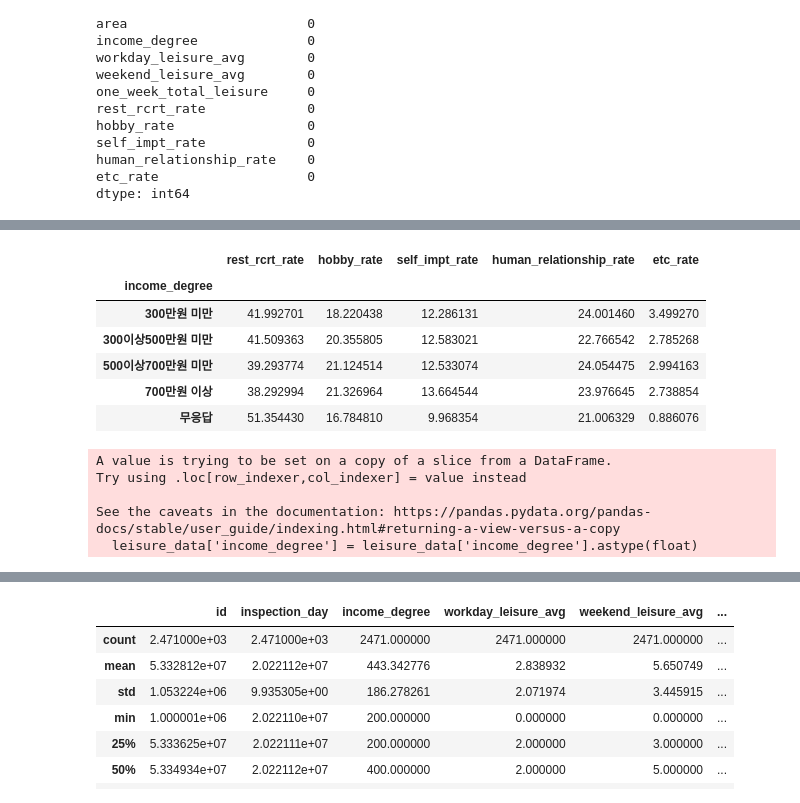
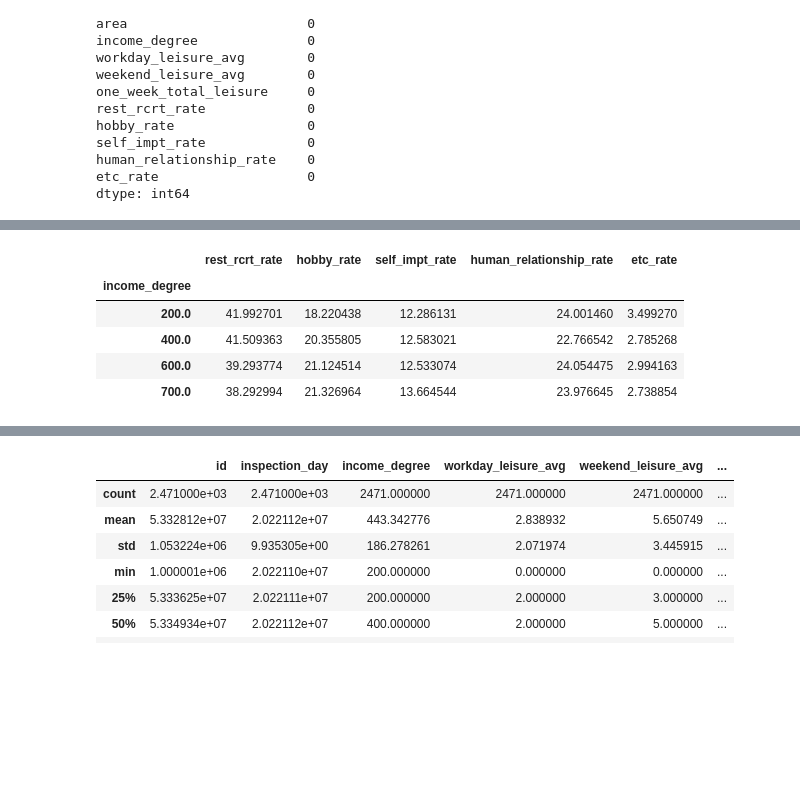
Before and after one commit to yugyeong1/streamlit_leisure_app, a Jupyter notebook: leisure_data.ipynb, the cells around one changed output, grey strips where cells are left out. Saved outputs shown, nothing was run; the diff lists cells and outputs as text; code cells hidden in the pictures; blank space fills up the shorter version.

```diff
--- a/leisure_data.ipynb
+++ b/leisure_data.ipynb
@@ -182,11 +198,10 @@ avg_leisure.groupby('age')[['rest_rcrt_rate', 'hobby_rate', 'self_impt_rate', 'h
 # %%
 # 각 소득별 즐기는 여가 종류의 비율 평균
-avg_leisure.groupby('income_degree')[['rest_rcrt_rate', 'hobby_rate', 'self_impt_rate','human_relationship_rate','etc_rate']].mean()
+leisure_data.groupby('income_degree')[['rest_rcrt_rate', 'hobby_rate', 'self_impt_rate','human_relationship_rate','etc_rate']].mean()
 # %% [output]
 |  | rest_rcrt_rate | hobby_rate | self_impt_rate | human_relationship_rate | etc_rate |
 | income_degree |  |  |  |  |  |
-| 300만원 미만 | 41.992701 | 18.220438 | 12.286131 | 24.001460 | 3.499270 |
-| 300이상500만원 미만 | 41.509363 | 20.355805 | 12.583021 | 22.766542 | 2.785268 |
-| 500이상700만원 미만 | 39.293774 | 21.124514 | 12.533074 | 24.054475 | 2.994163 |
-| 700만원 이상 | 38.292994 | 21.326964 | 13.664544 | 23.976645 | 2.738854 |
-| 무응답 | 51.354430 | 16.784810 | 9.968354 | 21.006329 | 0.886076 |
+| 200.0 | 41.992701 | 18.220438 | 12.286131 | 24.001460 | 3.499270 |
+| 400.0 | 41.509363 | 20.355805 | 12.583021 | 22.766542 | 2.785268 |
+| 600.0 | 39.293774 | 21.124514 | 12.533074 | 24.054475 | 2.994163 |
+| 700.0 | 38.292994 | 21.326964 | 13.664544 | 23.976645 | 2.738854 |
@@ -204,8 +207,0 @@ leisure_data.loc[leisure_data['income_degree'] == '700만원 이상','income_deg
-# %%
-leisure_data['income_degree'] = leisure_data['income_degree'].astype(float)
-# %% [output]
-A value is trying to be set on a copy of a slice from a DataFrame.
-Try using .loc[row_indexer,col_indexer] = value instead
-
-See the caveats in the documentation: https://pandas.pydata.org/pandas-docs/stable/user_guide/indexing.html#returning-a-view-versus-a-copy
-  leisure_data['income_degree'] = leisure_data['income_degree'].astype(float)
```
Also changed, not shown: parts of 42 cells of this notebook, 3 other files.
